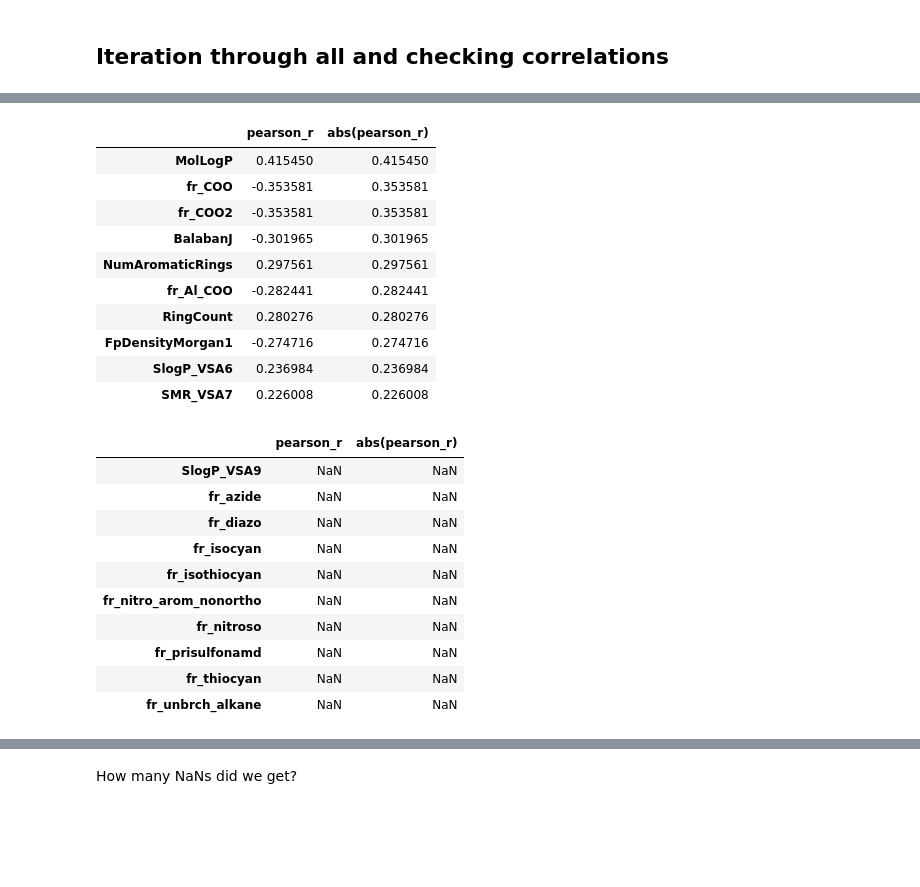
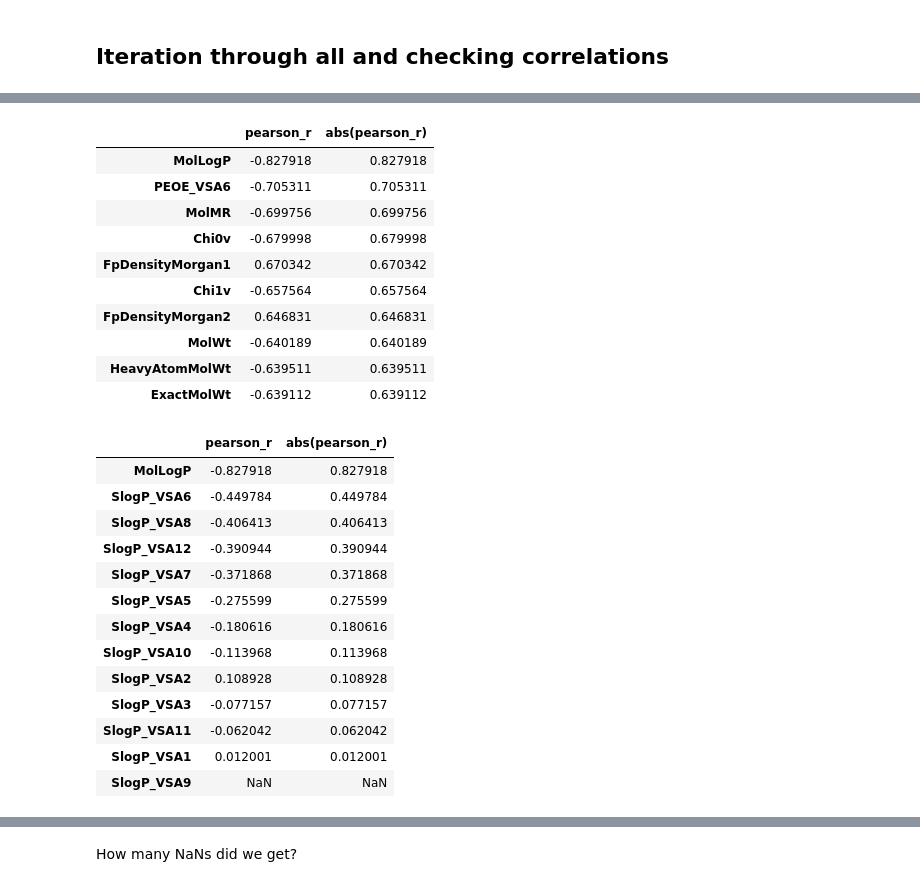
Before and after one commit to GeorgeBatch/moleculenet, a Jupyter notebook: notebooks/necessary_eda.ipynb, the cells around one changed output, grey strips where cells are left out. Drawn from its saved outputs; the diff is of its cells as text; code cells hidden in the pictures; blank space fills up the shorter version.

```diff
--- a/notebooks/necessary_eda.ipynb
+++ b/notebooks/necessary_eda.ipynb
@@ -394,28 +401,32 @@ cols_to_remove
 all_correlations_df = pd.DataFrame(all_correlations).sort_values(by=col_name_2, ascending=False)
 
 display(all_correlations_df[:10])
-
-display(all_correlations_df[-10:])
 # %% [output]
 |  | pearson_r | abs(pearson_r) |
-| MolLogP | 0.415450 | 0.415450 |
-| fr_COO | -0.353581 | 0.353581 |
-| fr_COO2 | -0.353581 | 0.353581 |
-| BalabanJ | -0.301965 | 0.301965 |
-| NumAromaticRings | 0.297561 | 0.297561 |
-| fr_Al_COO | -0.282441 | 0.282441 |
-| RingCount | 0.280276 | 0.280276 |
-| FpDensityMorgan1 | -0.274716 | 0.274716 |
-| SlogP_VSA6 | 0.236984 | 0.236984 |
-| SMR_VSA7 | 0.226008 | 0.226008 |
+| MolLogP | -0.827918 | 0.827918 |
+| PEOE_VSA6 | -0.705311 | 0.705311 |
+| MolMR | -0.699756 | 0.699756 |
+| Chi0v | -0.679998 | 0.679998 |
+| FpDensityMorgan1 | 0.670342 | 0.670342 |
+| Chi1v | -0.657564 | 0.657564 |
+| FpDensityMorgan2 | 0.646831 | 0.646831 |
+| MolWt | -0.640189 | 0.640189 |
+| HeavyAtomMolWt | -0.639511 | 0.639511 |
+| ExactMolWt | -0.639112 | 0.639112 |
-|  | pearson_r | abs(pearson_r) |
-| SlogP_VSA9 | NaN | NaN |
-| fr_azide | NaN | NaN |
-| fr_diazo | NaN | NaN |
-| fr_isocyan | NaN | NaN |
-| fr_isothiocyan | NaN | NaN |
-| fr_nitro_arom_nonortho | NaN | NaN |
-| fr_nitroso | NaN | NaN |
-| fr_prisulfonamd | NaN | NaN |
-| fr_thiocyan | NaN | NaN |
-| fr_unbrch_alkane | NaN | NaN |
+# %%
+all_correlations_df.loc[suspicious_cols].sort_values(by=col_name_2, ascending=False)
+# %% [output]
+|  | pearson_r | abs(pearson_r) |
+| MolLogP | -0.827918 | 0.827918 |
+| SlogP_VSA6 | -0.449784 | 0.449784 |
+| SlogP_VSA8 | -0.406413 | 0.406413 |
+| SlogP_VSA12 | -0.390944 | 0.390944 |
+| SlogP_VSA7 | -0.371868 | 0.371868 |
+| SlogP_VSA5 | -0.275599 | 0.275599 |
+| SlogP_VSA4 | -0.180616 | 0.180616 |
+| SlogP_VSA10 | -0.113968 | 0.113968 |
+| SlogP_VSA2 | 0.108928 | 0.108928 |
+| SlogP_VSA3 | -0.077157 | 0.077157 |
+| SlogP_VSA11 | -0.062042 | 0.062042 |
+| SlogP_VSA1 | 0.012001 | 0.012001 |
+| SlogP_VSA9 | NaN | NaN |
```
Also changed, not shown: parts of 21 cells of this notebook.
